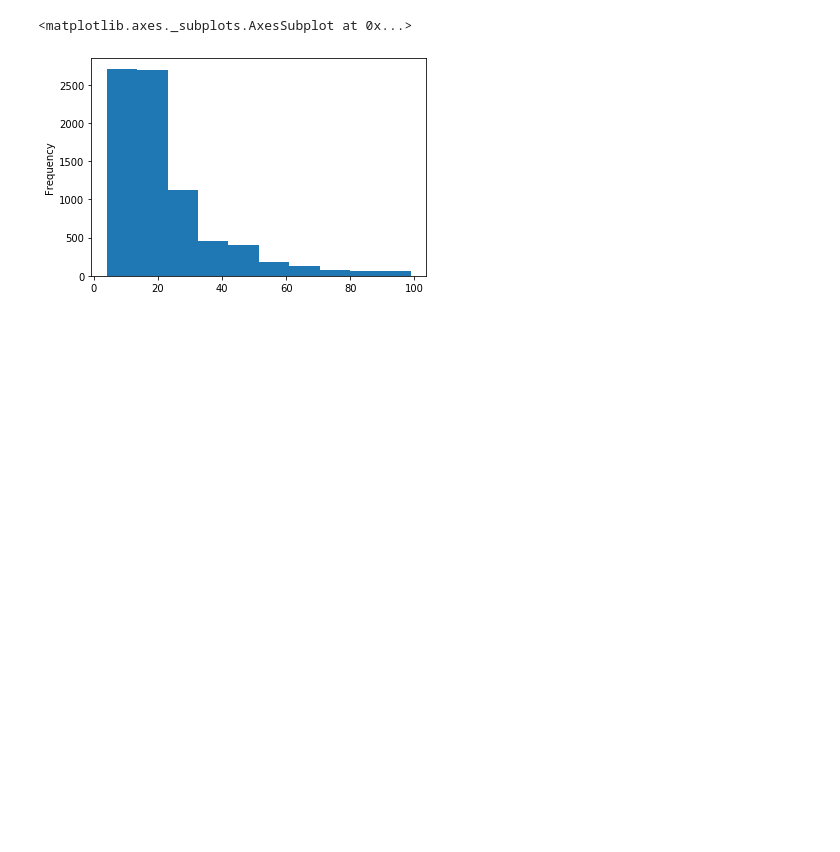
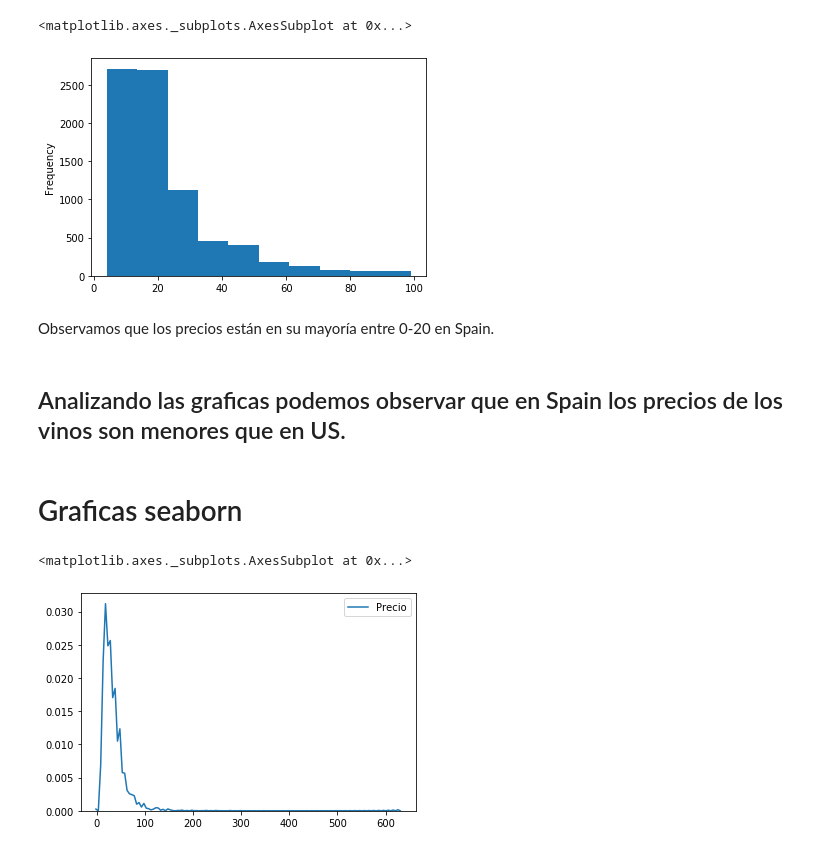
Before and after one commit to LizbethBolado/Mineria-de-datos, a Jupyter notebook: Practica 2 (Visualización de los datos).ipynb, the cells around one changed output. Drawn from its saved outputs; the diff is of its cells as text; code cells hidden in the pictures; blank space fills up the shorter version.

```diff
--- a/Practica 2 (Visualización de los datos).ipynb
+++ b/Practica 2 (Visualización de los datos).ipynb
@@ -205,3 +205,9 @@ p2[p2['Precio'] < 100]['Precio'].plot.hist()
 # %% [output]
 <matplotlib.axes._subplots.AxesSubplot at 0x...>
 [figure]
+# %% [markdown]
+Observamos que los precios están en su mayoría entre 0-20 en Spain.
+# %% [markdown]
+## Analizando las graficas podemos observar que en Spain los precios de los vinos son menores que en US.
+# %% [markdown]
+# Graficas seaborn
@@ -207,0 +216,5 @@ p2[p2['Precio'] < 100]['Precio'].plot.hist()
+# %%
+sns.kdeplot(p1.query('Precio < 2013').Precio)
+# %% [output]
+<matplotlib.axes._subplots.AxesSubplot at 0x...>
+[figure, added]
```
Also changed, not shown: parts of 6 cells of this notebook.
